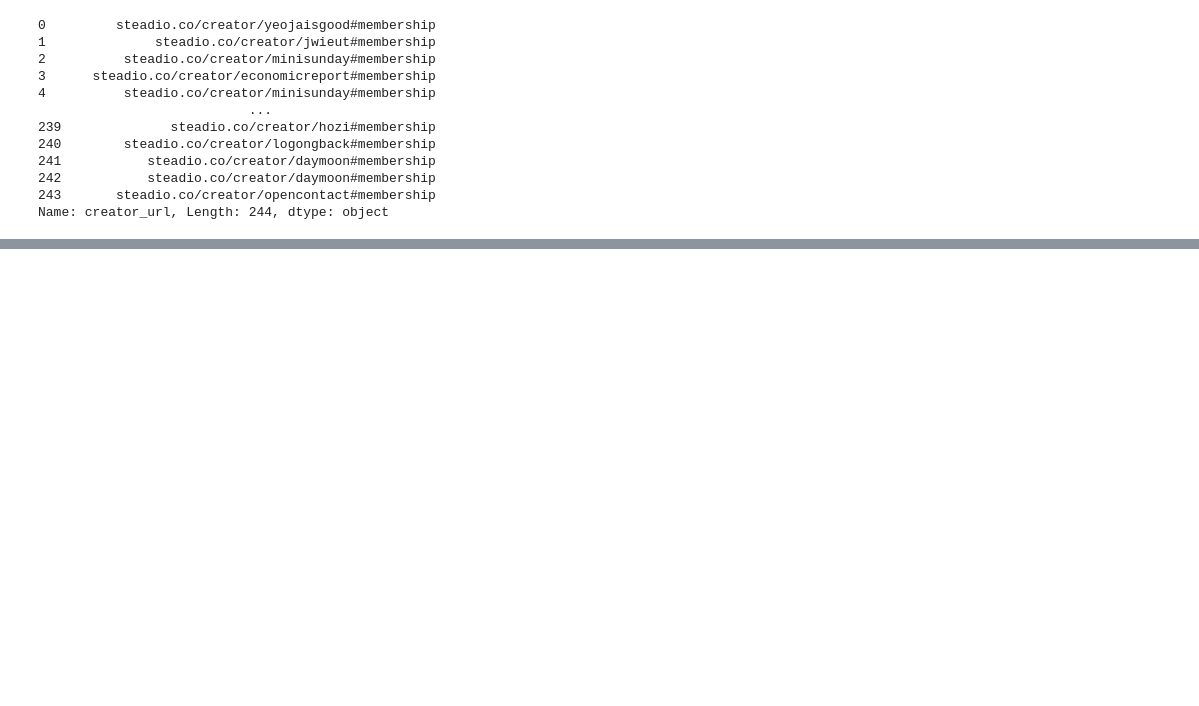
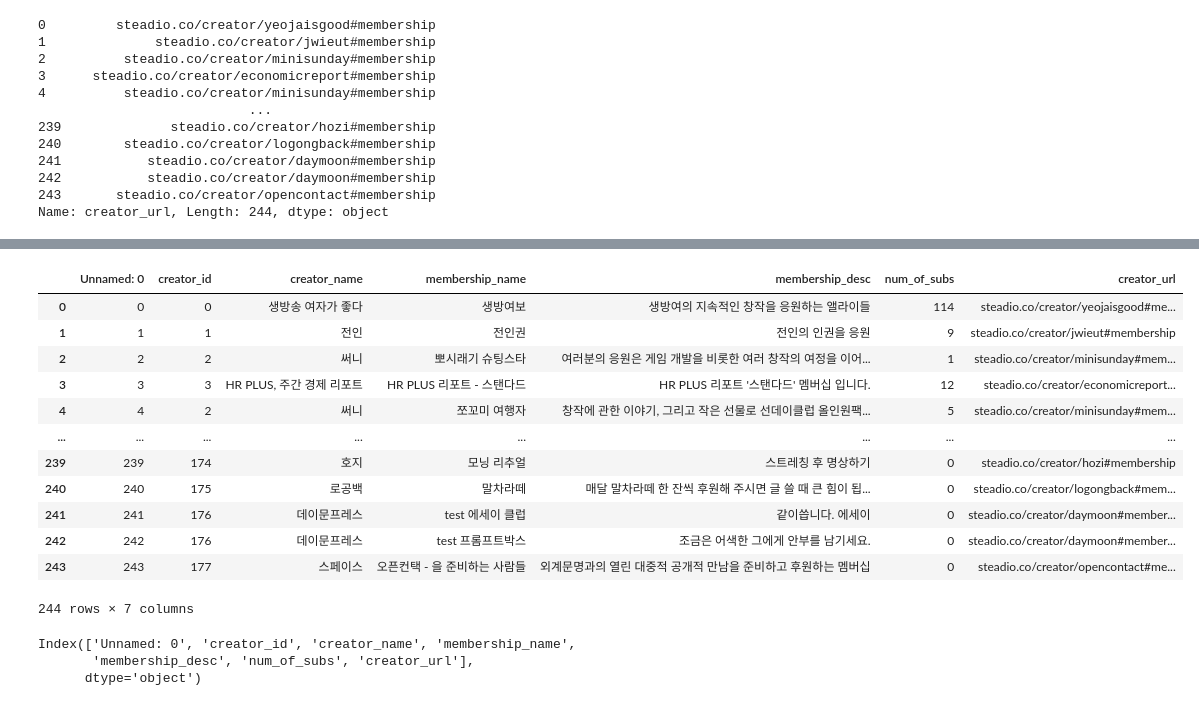
Before and after one commit to songye38/2024_GenAI_crawling, a Jupyter notebook: total_subscription.ipynb, the cells around one changed output, grey strips where cells are left out. Cells and saved outputs as stored; diff of their text form; code cells hidden in the pictures; blank space fills up the shorter version.

```diff
--- a/total_subscription.ipynb
+++ b/total_subscription.ipynb
@@ -109,3 +109,6 @@ print(creator_url_series)
 242           steadio.co/creator/daymoon#membership
 243       steadio.co/creator/opencontact#membership
 Name: creator_url, Length: 244, dtype: object
+# %%
+df_origin = pd.read_csv('dataset/membership.csv')
+df_origin
@@ -111,0 +129,17 @@ Name: creator_url, Length: 244, dtype: object
+# %%
+df = pd.concat([df_origin,creator_url_series], axis=1)
+df
+# %% [output]
+|  | Unnamed: 0 | creator_id | creator_name | membership_name | membership_desc | num_of_subs | creator_url |
+| 0 | 0 | 0 | 생방송 여자가 좋다 | 생방여보 | 생방여의 지속적인 창작을 응원하는 앨라이들 | 114 | steadio.co/creator/yeojaisgood#me... |
+| 1 | 1 | 1 | 전인 | 전인권 | 전인의 인권을 응원 | 9 | steadio.co/creator/jwieut#membership |
+| 2 | 2 | 2 | 써니 | 뽀시래기 슈팅스타 | 여러분의 응원은 게임 개발을 비롯한 여러 창작의 여정을 이어... | 1 | steadio.co/creator/minisunday#mem... |
+| 3 | 3 | 3 | HR PLUS, 주간 경제 리포트 | HR PLUS 리포트 - 스탠다드 | HR PLUS 리포트 '스탠다드' 멤버십 입니다. | 12 | steadio.co/creator/economicreport... |
+| 4 | 4 | 2 | 써니 | 쪼꼬미 여행자 | 창작에 관한 이야기, 그리고 작은 선물로 선데이클럽 올인원팩... | 5 | steadio.co/creator/minisunday#mem... |
+| ... | ... | ... | ... | ... | ... | ... | ... |
+| 239 | 239 | 174 | 호지 | 모닝 리추얼 | 스트레칭 후 명상하기 | 0 | steadio.co/creator/hozi#membership |
+| 240 | 240 | 175 | 로공백 | 말차라떼 | 매달 말차라떼 한 잔씩 후원해 주시면 글 쓸 때 큰 힘이 됩... | 0 | steadio.co/creator/logongback#mem... |
+| 241 | 241 | 176 | 데이문프레스 | test 에세이 클럽 | 같이씁니다. 에세이 | 0 | steadio.co/creator/daymoon#member... |
+| 242 | 242 | 176 | 데이문프레스 | test 프롬프트박스 | 조금은 어색한 그에게 안부를 남기세요. | 0 | steadio.co/creator/daymoon#member... |
+| 243 | 243 | 177 | 스페이스 | 오픈컨택 - 을 준비하는 사람들 | 외계문명과의 열린 대중적 공개적 만남을 준비하고 후원하는 멤버십 | 0 | steadio.co/creator/opencontact#me... |
+244 rows × 7 columns
@@ -111,0 +148,6 @@ Name: creator_url, Length: 244, dtype: object
+# %%
+df.columns
+# %% [output]
+Index(['Unnamed: 0', 'creator_id', 'creator_name', 'membership_name',
+       'membership_desc', 'num_of_subs', 'creator_url'],
+      dtype='object')
```
Also changed, not shown: parts of 5 cells of this notebook, 1 other file.
